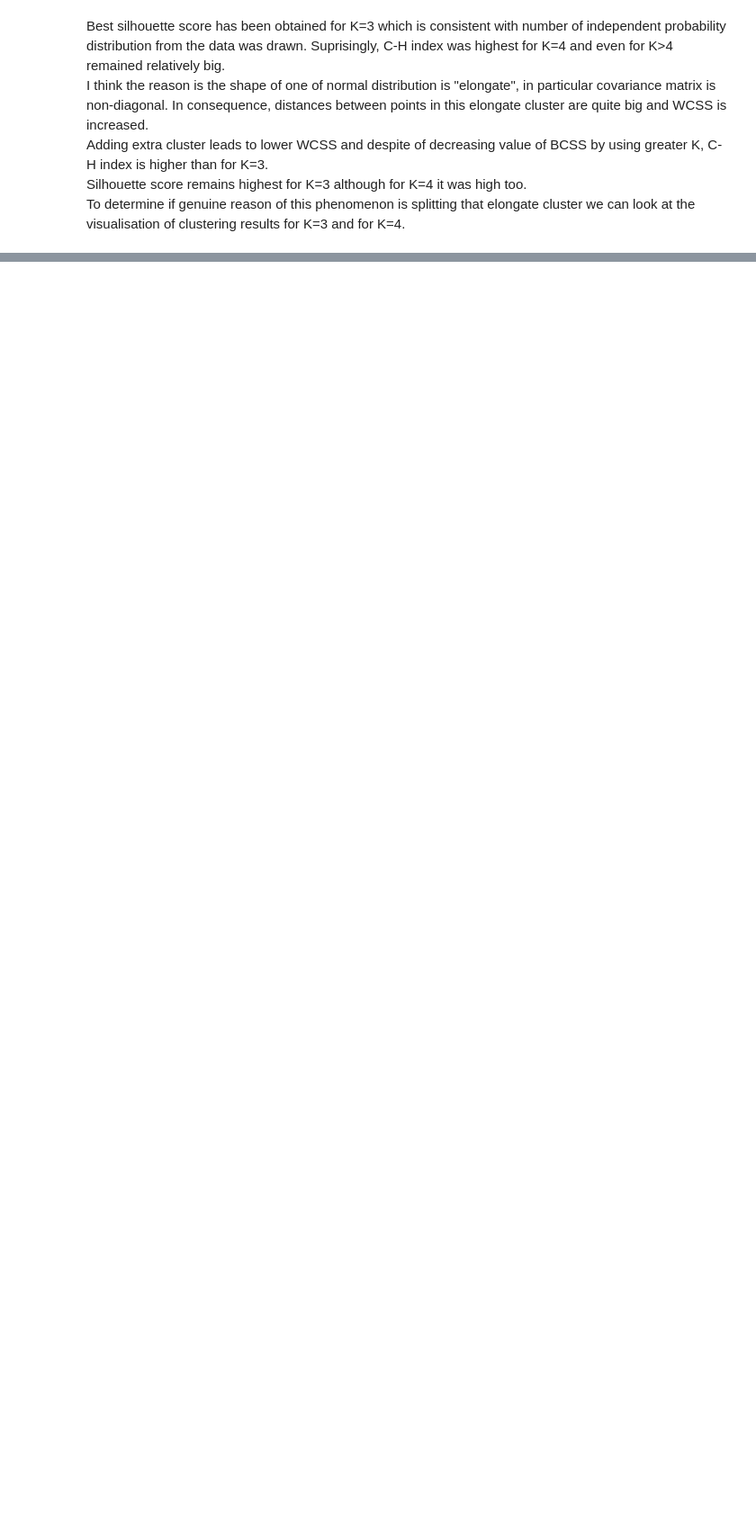
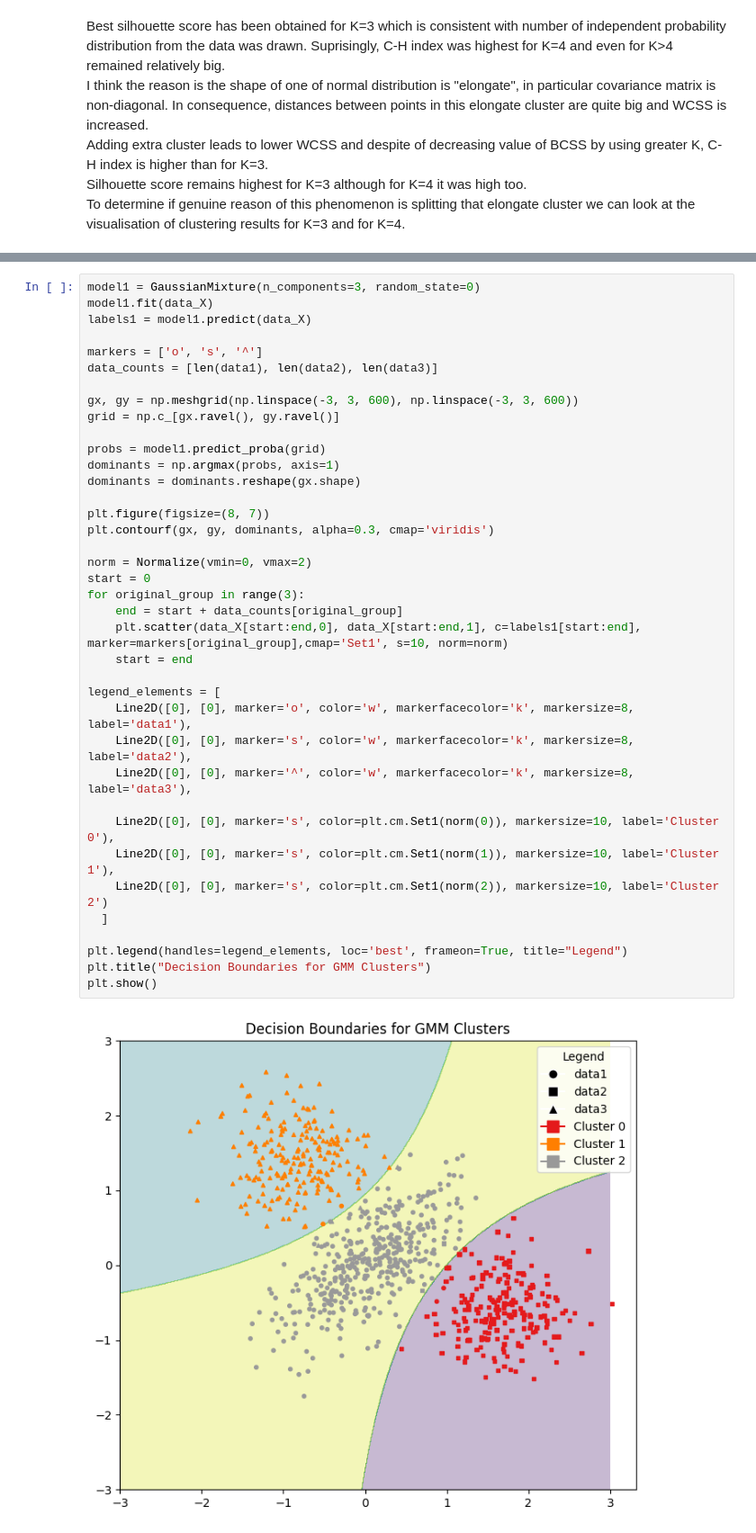
Before and after one commit to MichalBalcerak/ML24-25, a Jupyter notebook: Homework02.ipynb, the cells around one changed output, grey strips where cells are left out. Shown at 90% size. Drawn from its saved outputs; the diff is of its cells as text; blank space fills up the shorter version.

```diff
--- a/Homework02.ipynb
+++ b/Homework02.ipynb
@@ -135,0 +148,40 @@ for i in (1,2):
+# %%
+model1 = GaussianMixture(n_components=3, random_state=0)
+model1.fit(data_X)
+labels1 = model1.predict(data_X)
+
+markers = ['o', 's', '^']
+data_counts = [len(data1), len(data2), len(data3)]
+
+gx, gy = np.meshgrid(np.linspace(-3, 3, 600), np.linspace(-3, 3, 600))
+grid = np.c_[gx.ravel(), gy.ravel()]
+
+probs = model1.predict_proba(grid)
+dominants = np.argmax(probs, axis=1)
+dominants = dominants.reshape(gx.shape)
+
+plt.figure(figsize=(8, 7))
+plt.contourf(gx, gy, dominants, alpha=0.3, cmap='viridis')
+
+norm = Normalize(vmin=0, vmax=2)
+start = 0
+for original_group in range(3):
+    end = start + data_counts[original_group]
+    plt.scatter(data_X[start:end,0], data_X[start:end,1], c=labels1[start:end], marker=markers[original_group],cmap='Set1', s=10, norm=norm)
+    start = end
+
+legend_elements = [
+    Line2D([0], [0], marker='o', color='w', markerfacecolor='k', markersize=8, label='data1'),
+    Line2D([0], [0], marker='s', color='w', markerfacecolor='k', markersize=8, label='data2'),
+    Line2D([0], [0], marker='^', color='w', markerfacecolor='k', markersize=8, label='data3'),
+
+    Line2D([0], [0], marker='s', color=plt.cm.Set1(norm(0)), markersize=10, label='Cluster 0'),
+    Line2D([0], [0], marker='s', color=plt.cm.Set1(norm(1)), markersize=10, label='Cluster 1'),
+    Line2D([0], [0], marker='s', color=plt.cm.Set1(norm(2)), markersize=10, label='Cluster 2')
+  ]
+
+plt.legend(handles=legend_elements, loc='best', frameon=True, title="Legend")
+plt.title("Decision Boundaries for GMM Clusters")
+plt.show()
+# %% [output]
+[figure, added]
```
Also changed, not shown: parts of 8 cells of this notebook.
